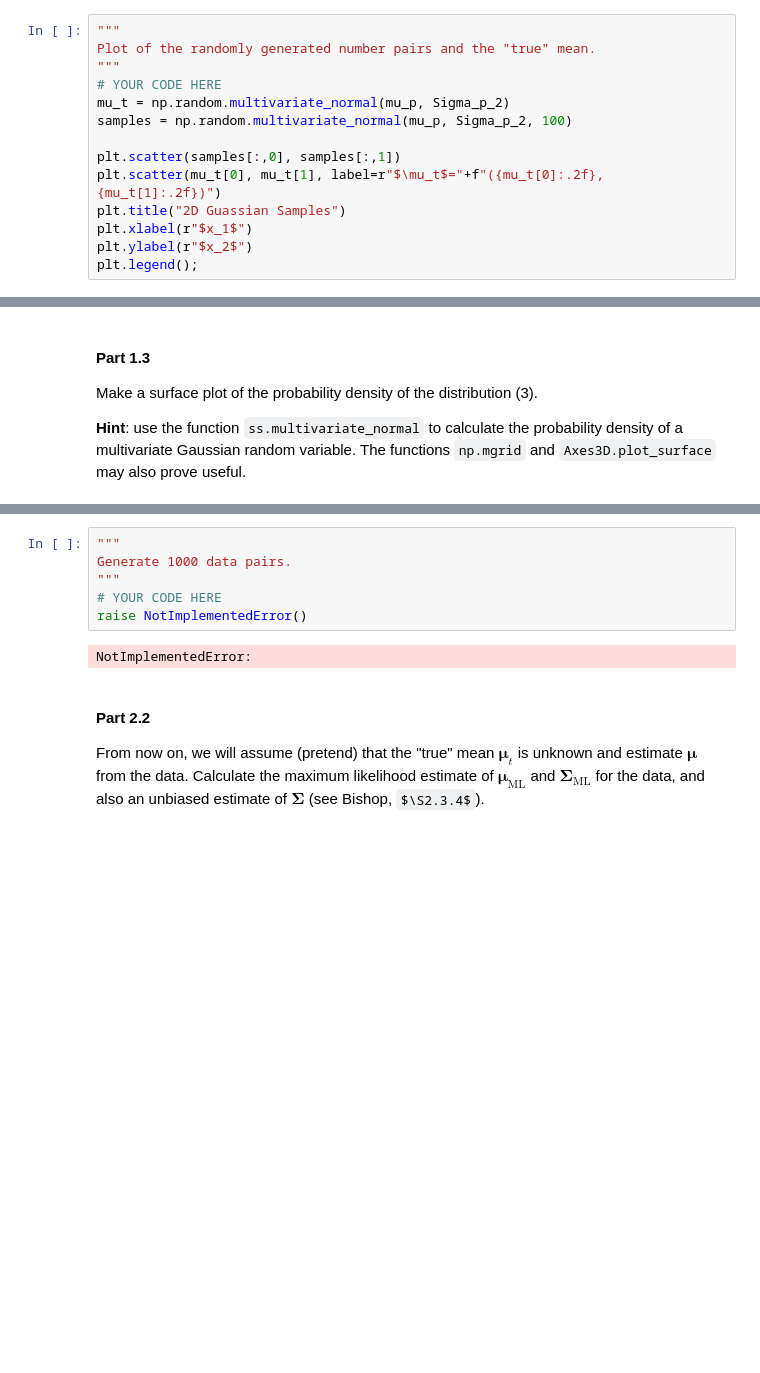
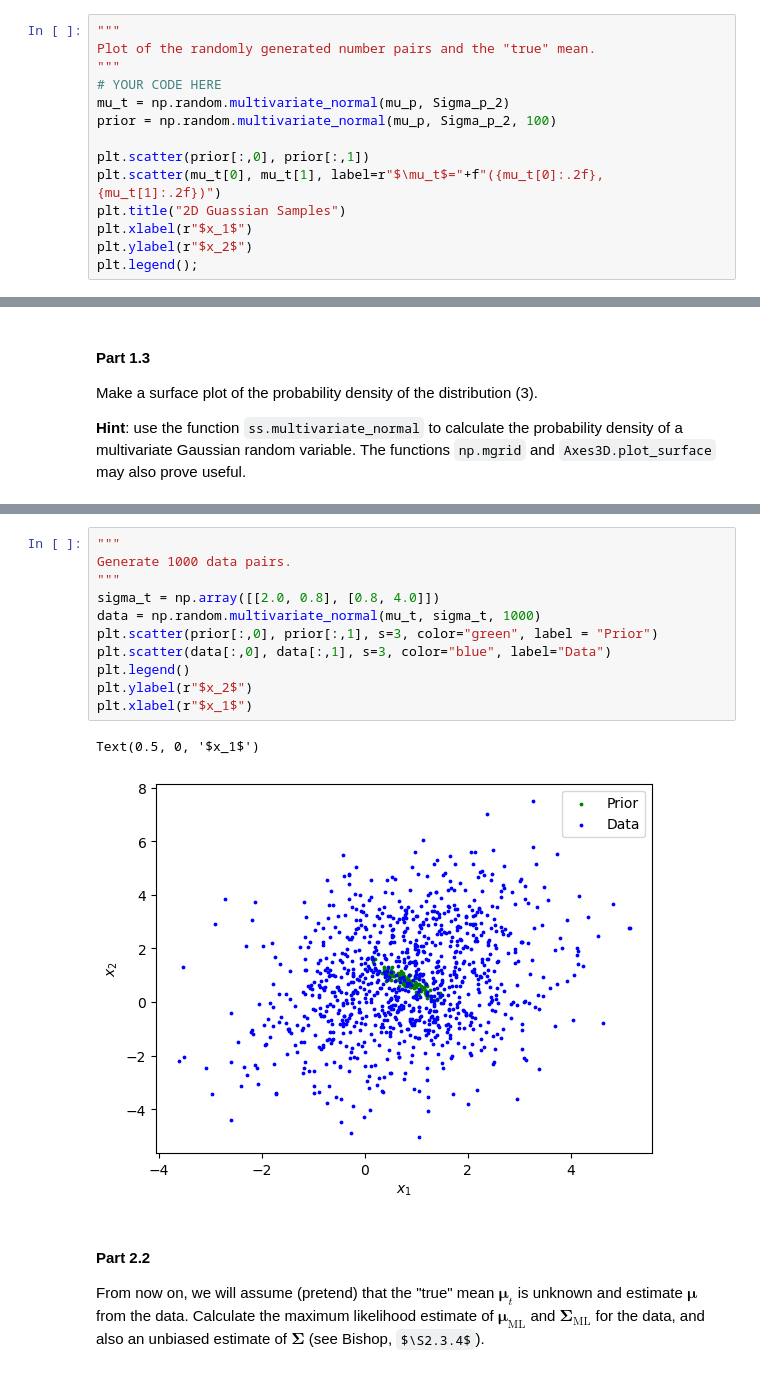
Before and after one commit to meraxion/SML24, a Jupyter notebook: SML24_as02/SML24_as02_3.ipynb, the cells around one changed output, grey strips where cells are left out. Drawn from its saved outputs; the diff is of its cells as text; some formulas as TeX source; blank space fills up the shorter version.

```diff
--- a/SML24_as02/SML24_as02_3.ipynb
+++ b/SML24_as02/SML24_as02_3.ipynb
@@ -192,9 +192,9 @@ Plot of the randomly generated number pairs and the "true" mean.
 """
 # YOUR CODE HERE
 mu_t = np.random.multivariate_normal(mu_p, Sigma_p_2)
-samples = np.random.multivariate_normal(mu_p, Sigma_p_2, 100)
+prior = np.random.multivariate_normal(mu_p, Sigma_p_2, 100)
 
-plt.scatter(samples[:,0], samples[:,1])
+plt.scatter(prior[:,0], prior[:,1])
 plt.scatter(mu_t[0], mu_t[1], label=r"$\mu_t$="+f"({mu_t[0]:.2f},{mu_t[1]:.2f})")
 plt.title("2D Guassian Samples")
 plt.xlabel(r"$x_1$")
@@ -257,14 +260,20 @@ For the mean $\mathbf{\mu}$, we will use the value $\mathbf{\mu}_t$ drawn in (4)
 to generate the data.
 #### Part 2.1
 Generate at least 1000 data pairs $\{x_i, y_i\}$, distributed according to equation (5) with $\mathbf{\mu} = \mathbf{\mu}_t$ and $\mathbf{\Sigma} = \mathbf{\Sigma}_t$. Make a scatter plot of these noisy observations and superimpose the plot from Part 1.2 (the prior distribution of the mean) for additional context.
-# %%
-"""
-Generate 1000 data pairs.
-"""
-# YOUR CODE HERE
-raise NotImplementedError()
-# %% [output]
-NotImplementedError:
+# %%
+"""
+Generate 1000 data pairs.
+"""
+sigma_t = np.array([[2.0, 0.8], [0.8, 4.0]])
+data = np.random.multivariate_normal(mu_t, sigma_t, 1000)
+plt.scatter(prior[:,0], prior[:,1], s=3, color="green", label = "Prior")
+plt.scatter(data[:,0], data[:,1], s=3, color="blue", label="Data")
+plt.legend()
+plt.ylabel(r"$x_2$")
+plt.xlabel(r"$x_1$")
+# %% [output]
+Text(0.5, 0, '$x_1$')
+[figure, added]
 # %% [markdown]
 #### Part 2.2
 From now on, we will assume (pretend) that the "true" mean $\mathbf{\mu}_t$ is unknown and estimate $\mathbf{\mu}$ from the data. Calculate the maximum likelihood estimate of $\mathbf{\mu}_{\mathrm{ML}}$ and $\mathbf{\Sigma}_{\mathrm{ML}}$ for the data, and also an unbiased estimate of $\mathbf{\Sigma}$ (see Bishop, $\S2.3.4$).
```
Also changed, not shown: parts of 8 cells of this notebook.
